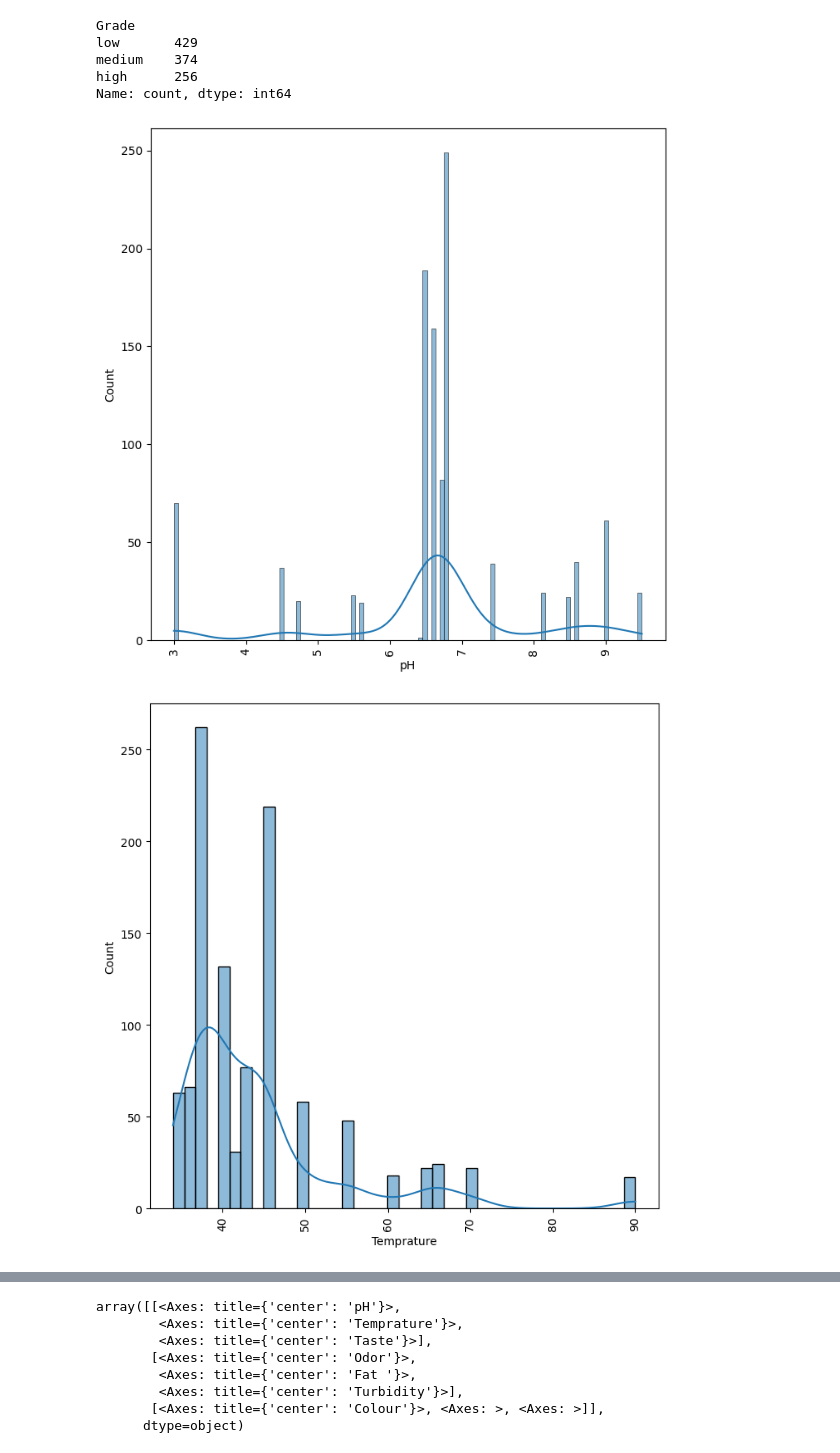
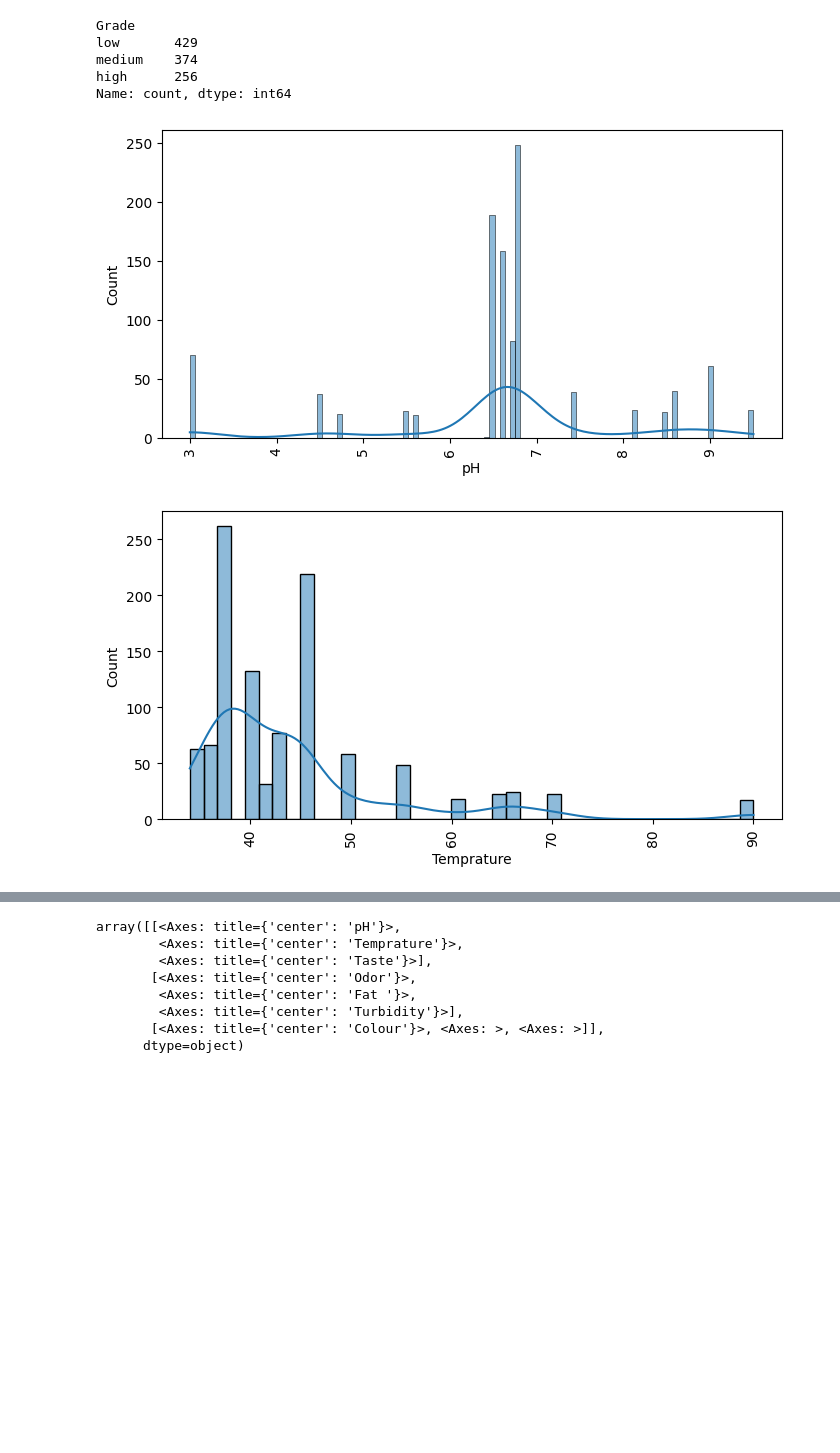
Before and after one commit to tanu1999/milk_quality, a Jupyter notebook: notebook/EDA.ipynb, the cells around one changed output, grey strips where cells are left out. Cells and saved outputs as stored; diff of their text form; code cells hidden in the pictures; blank space fills up the shorter version.

```diff
--- a/notebook/EDA.ipynb
+++ b/notebook/EDA.ipynb
@@ -87,10 +87,10 @@ import matplotlib.pyplot as plt
 # %%
 #Data visualization
 for i in df.columns:
-    plt.figure(figsize=(8,8))
+    plt.figure(figsize=(8,4))
     sns.histplot(data=df,x=i,kde=True,multiple="stack")
     plt.xticks(rotation=90)
     plt.show()
 # %% [output]
-[figure, old version]
+[figure, new version]
-[figure, old version]
+[figure, new version]
```
Also changed, not shown: parts of 1 cell of this notebook.
